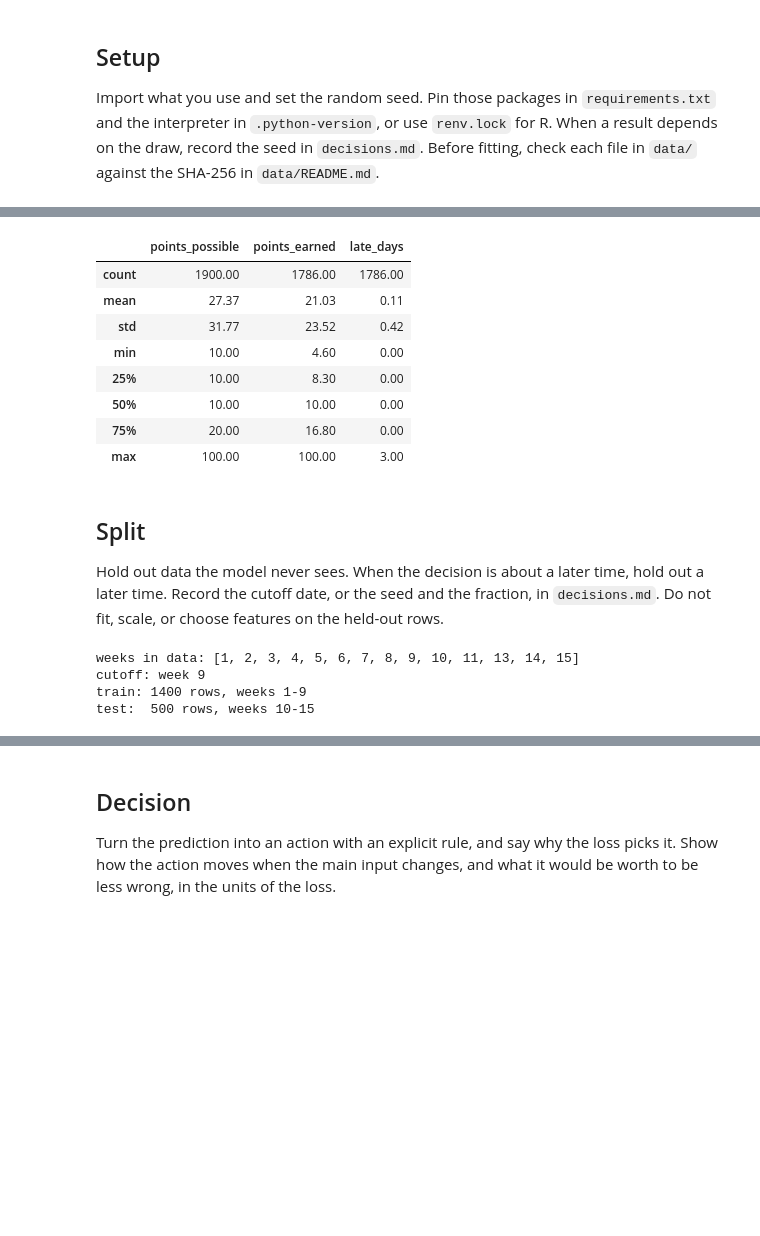
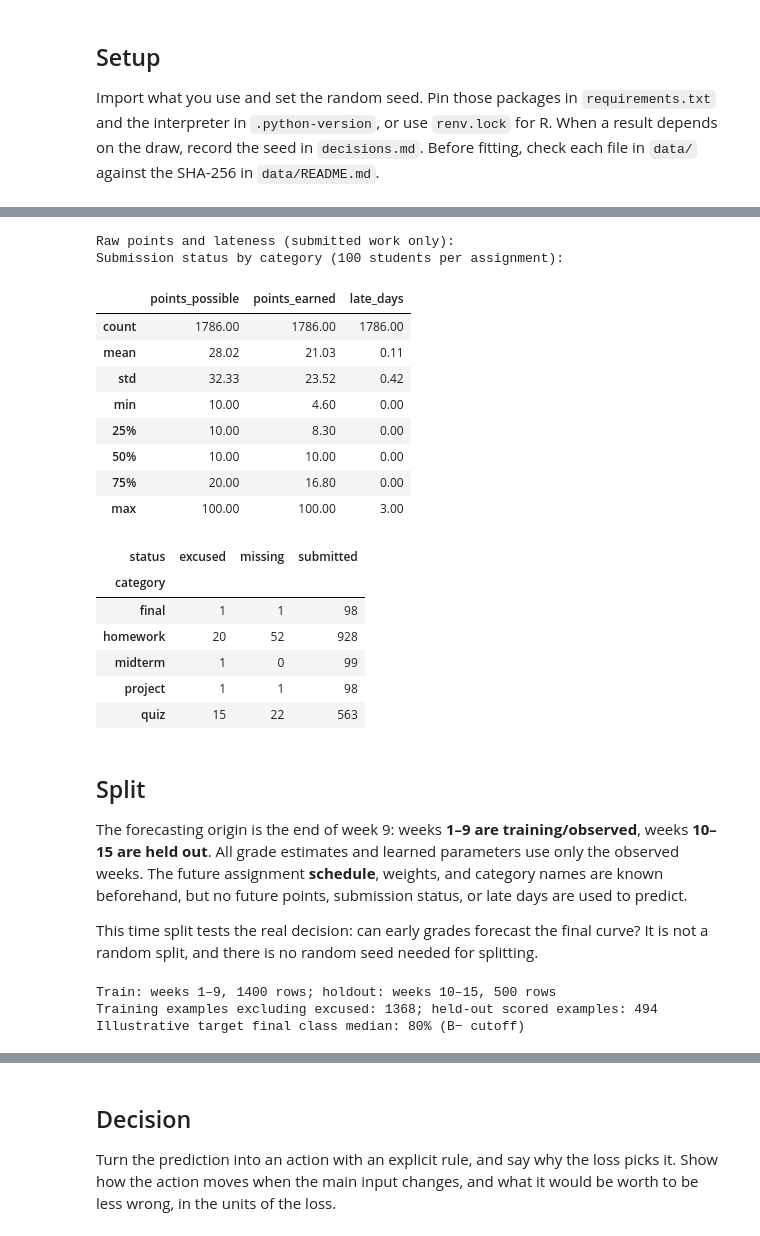
Before and after one commit to ssrini24/aii600-shriya-shourouk-nikki, a Jupyter notebook: analysis.ipynb, the cells around one changed output, grey strips where cells are left out. Cells and saved outputs as stored; diff of their text form; code cells hidden in the pictures; blank space fills up the shorter version.

```diff
--- a/analysis.ipynb
+++ b/analysis.ipynb
@@ -29,8 +31,11 @@ SystemExit: no SHA-256 for gradebook.csv in data/README.md
 # %%
+import numpy as np
 import pandas as pd
-import numpy as np
 import matplotlib.pyplot as plt
-import os
+from IPython.display import display
+from grading import effective_scores, course_grades, curve_size, future_schedule, projected_grades
+
+pd.set_option("display.max_columns", 16)
 # %% [markdown]
 ## Question
 
@@ -87,49 +113,57 @@ fig.savefig("fig/raw_percent_by_assignment.png", dpi=150)
 # %%
-#show one table of summary statistics
-key_stats = ['points_possible', 'points_earned', 'late_days']
-summary_stats = gb[key_stats].describe().round(2)
-display(summary_stats)
+print("Raw points and lateness (submitted work only):")
+display(gb.loc[gb["status"] == "submitted", ["points_possible", "points_earned", "late_days"]]
+        .describe().round(2))
+print("Submission status by category (100 students per assignment):")
+display(pd.crosstab(gb["category"], gb["status"]))
 # %% [output]
+Raw points and lateness (submitted work only):
+Submission status by category (100 students per assignment):
 |  | points_possible | points_earned | late_days |
-| count | 1900.00 | 1786.00 | 1786.00 |
-| mean | 27.37 | 21.03 | 0.11 |
-| std | 31.77 | 23.52 | 0.42 |
+| count | 1786.00 | 1786.00 | 1786.00 |
+| mean | 28.02 | 21.03 | 0.11 |
+| std | 32.33 | 23.52 | 0.42 |
 | min | 10.00 | 4.60 | 0.00 |
 | 25% | 10.00 | 8.30 | 0.00 |
 | 50% | 10.00 | 10.00 | 0.00 |
 | 75% | 20.00 | 16.80 | 0.00 |
 | max | 100.00 | 100.00 | 3.00 |
+| status | excused | missing | submitted |
+| category |  |  |  |
+| final | 1 | 1 | 98 |
+| homework | 20 | 52 | 928 |
+| midterm | 1 | 0 | 99 |
+| project | 1 | 1 | 98 |
+| quiz | 15 | 22 | 563 |
 # %% [markdown]
 ## Split
 
-Hold out data the model never sees. When the decision is about a later time, hold out a later time. Record the cutoff date, or the seed and the fraction, in `decisions.md`. Do not fit, scale, or choose features on the held-out rows.
+The forecasting origin is the end of week 9: weeks **1–9 are training/observed**, weeks
+**10–15 are held out**. All grade estimates and learned parameters use only the observed
+weeks. The future assignment **schedule**, weights, and category names are known beforehand,
+but no future points, submission status, or late days are used to predict.
+
+This time split tests the real decision: can early grades forecast the final curve? It is not
+a random split, and there is no random seed needed for splitting.
 # %%
-import numpy as np
-import pandas as pd
-gb = pd.read_csv("data/gradebook.csv")
-
-# score every row as percent of points possible (missing work = 0)
-gb["percent"] = np.where(
-    gb["status"] == "submitted",
-    100 * gb["points_earned"] / gb["points_possible"],
-    0.0,
-)
-
+gb = effective_scores(gb)
+policy = pd.read_csv("data/policy.csv").set_index("field")["value"]
+TARGET_MEDIAN = float(policy.loc["cut_B-"])  # 80%; scenario, NOT a published median target
 weeks = sorted(int(w) for w in gb["week"].unique())
-CUTOFF_WEEK = weeks[int(len(weeks) * 0.7) - 1]  # first ~70% of weeks are training
-
-train = gb[gb["week"] <= CUTOFF_WEEK].copy()
-test = gb[gb["week"] > CUTOFF_WEEK].copy()
-
-print("weeks in data:", weeks)
-print(f"cutoff: week {CUTOFF_WEEK}")
-print(f"train: {len(train)} rows, weeks {train['week'].min()}-{train['week'].max()}")
-print(f"test:  {len(test)} rows, weeks {test['week'].min()}-{test['week'].max()}")
+CUTOFF_WEEK = 9
+train = gb.loc[gb["week"] <= CUTOFF_WEEK].copy()
+test = gb.loc[gb["week"] > CUTOFF_WEEK].copy()
+train_valid = train.dropna(subset=["score"]).copy()
+test_valid = test.dropna(subset=["score"]).copy()
+print(f"Train: weeks 1–{CUTOFF_WEEK}, {len(train)} rows; "
+      f"holdout: weeks {CUTOFF_WEEK+1}–{max(weeks)}, {len(test)} rows")
+print(f"Training examples excluding excused: {len(train_valid)}; "
+      f"held-out scored examples: {len(test_valid)}")
+print(f"Illustrative target final class median: {TARGET_MEDIAN:.0f}% (B− cutoff)")
 # %% [output]
-weeks in data: [1, 2, 3, 4, 5, 6, 7, 8, 9, 10, 11, 13, 14, 15]
-cutoff: week 9
-train: 1400 rows, weeks 1-9
-test:  500 rows, weeks 10-15
+Train: weeks 1–9, 1400 rows; holdout: weeks 10–15, 500 rows
+Training examples excluding excused: 1368; held-out scored examples: 494
+Illustrative target final class median: 80% (B− cutoff)
 # %% [markdown]
 ## Baseline
 
```
Also changed, not shown: parts of 16 cells of this notebook, 11 other files.
